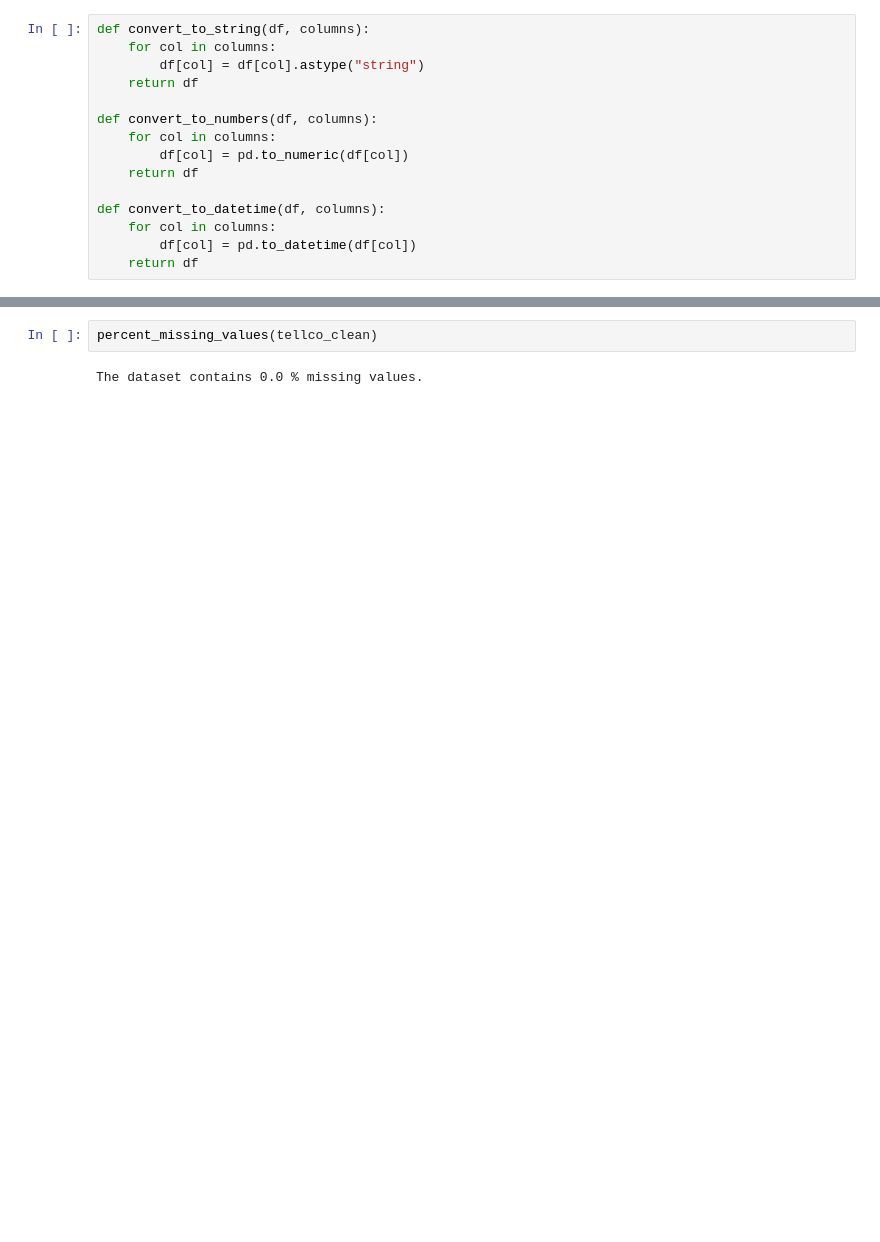
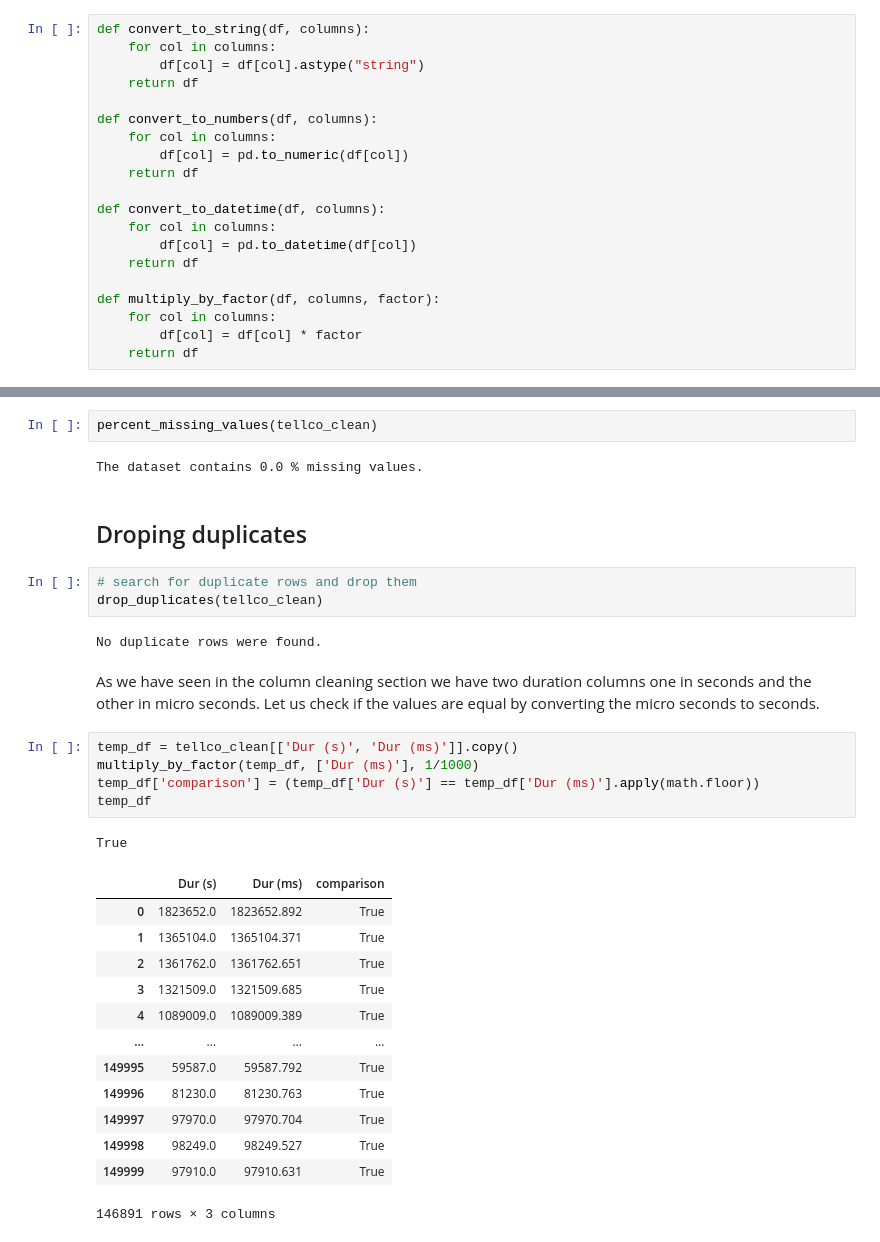
Before and after one commit to zelalemgetahun9374/TellCo-Data-Analysis, a Jupyter notebook: notebooks/User Overview analysis.ipynb, the cells around one changed output, grey strips where cells are left out. Saved outputs shown, nothing was run; the diff lists cells and outputs as text; blank space fills up the shorter version.

Commit message:
feat: duplicates dropped

```diff
--- a/notebooks/User Overview analysis.ipynb
+++ b/notebooks/User Overview analysis.ipynb
@@ -22,6 +23,11 @@ def convert_to_datetime(df, columns):
     for col in columns:
         df[col] = pd.to_datetime(df[col])
     return df
+
+def multiply_by_factor(df, columns, factor):
+    for col in columns:
+        df[col] = df[col] * factor
+    return df
 # %%
 # how many missing values exist or better still what is the % of missing values in the dataset?
 def percent_missing_values(df):
@@ -524,3 +585,32 @@ drop_rows_with_missing_values(tellco_clean)
 percent_missing_values(tellco_clean)
 # %% [output]
 The dataset contains 0.0 % missing values.
+# %% [markdown]
+## Droping duplicates
+# %%
+# search for duplicate rows and drop them
+drop_duplicates(tellco_clean)
+# %% [output]
+No duplicate rows were found.
+# %% [markdown]
+As we have seen in the column cleaning section we have two duration columns one in seconds and the other in micro seconds. Let us check if the values are equal by converting the micro seconds to seconds.
+# %%
+temp_df = tellco_clean[['Dur (s)', 'Dur (ms)']].copy()
+multiply_by_factor(temp_df, ['Dur (ms)'], 1/1000)
+temp_df['comparison'] = (temp_df['Dur (s)'] == temp_df['Dur (ms)'].apply(math.floor))
+temp_df
+# %% [output]
+True
+|  | Dur (s) | Dur (ms) | comparison |
+| 0 | 1823652.0 | 1823652.892 | True |
+| 1 | 1365104.0 | 1365104.371 | True |
+| 2 | 1361762.0 | 1361762.651 | True |
+| 3 | 1321509.0 | 1321509.685 | True |
+| 4 | 1089009.0 | 1089009.389 | True |
+| ... | ... | ... | ... |
+| 149995 | 59587.0 | 59587.792 | True |
+| 149996 | 81230.0 | 81230.763 | True |
+| 149997 | 97970.0 | 97970.704 | True |
+| 149998 | 98249.0 | 98249.527 | True |
+| 149999 | 97910.0 | 97910.631 | True |
+146891 rows × 3 columns
```
Also changed, not shown: parts of 17 cells of this notebook.
